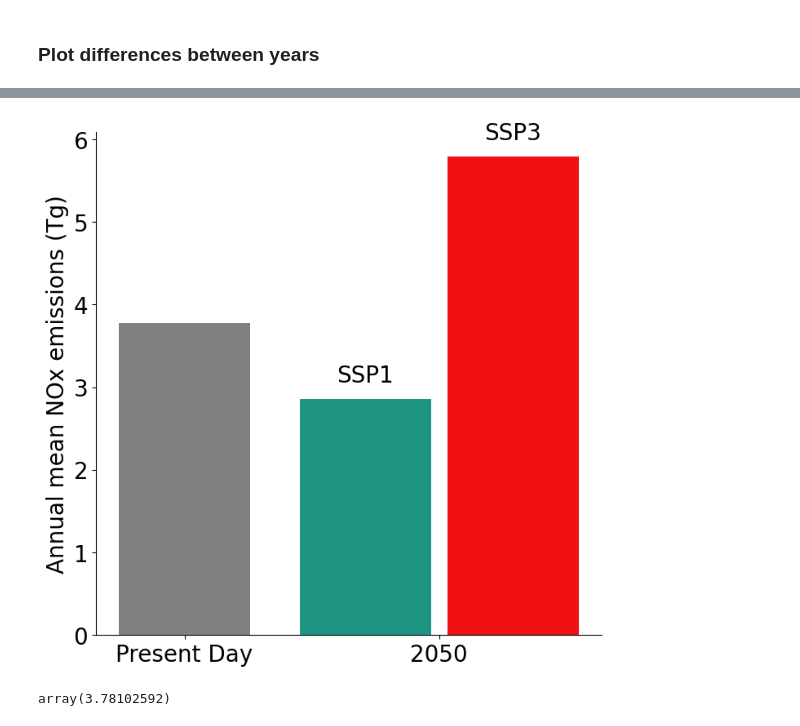
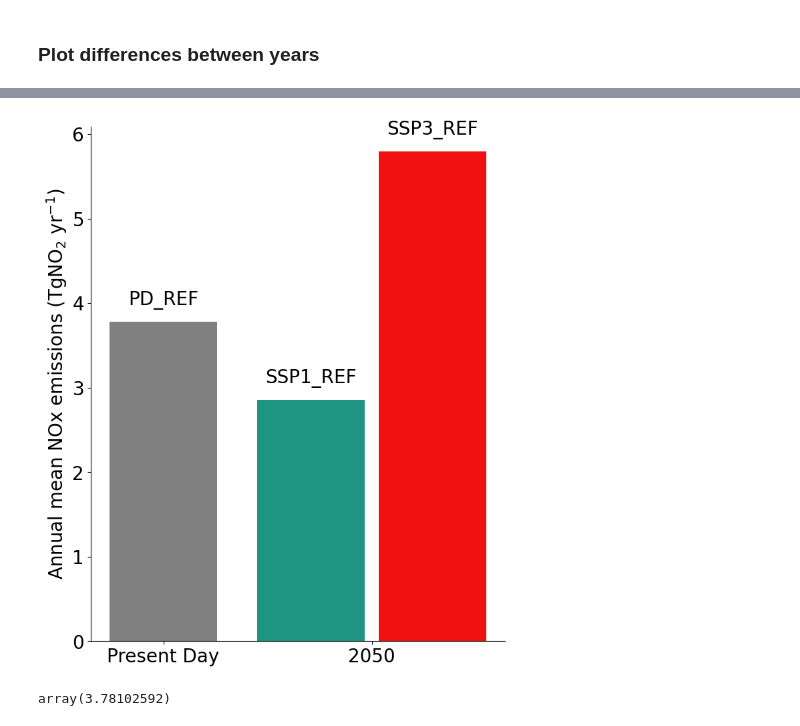
Before and after one commit to zosiast/ACACIA_future_paper3_figs, a Jupyter notebook: NOx_emissions_plots.ipynb, the cells around one changed output, grey strips where cells are left out. Drawn from its saved outputs; the diff is of its cells as text; code cells hidden in the pictures.

```diff
--- a/NOx_emissions_plots.ipynb
+++ b/NOx_emissions_plots.ipynb
@@ -179,25 +217,26 @@ plt.savefig(f'{plotdir}/ACACIA_NOxems_Fig1de_sspminuspd.pdf',format='pdf',bbox_i
 # %%
 #absolute NOx emissions
-fig, ax = plt.subplots(figsize=(8,8))
+fig, ax = plt.subplots(figsize=(8,10))
 
 values1 = ds_nox_ems_pd['nox_ems_glob_ann_mean'].values
 #ds_nox_ems_pd['nox_ems_glob_ann_mean'].plot(kind='bar',ax=ax)
 ax.bar(x=1,height=ds_nox_ems_pd['nox_ems_glob_ann_mean'].values,width=0.4,label='PD',color='grey')
-ax.bar(x=1.55,height=ds_nox_ems['nox_ems_glob_ann_mean'].values[1],width=0.4,label='SSP1',color='#1e9583')
-plt.text(1.55,ds_nox_ems['nox_ems_glob_ann_mean'].values[1]+0.2,'SSP1',ha='center')
-ax.bar(x=2,height=ds_nox_ems['nox_ems_glob_ann_mean'].values[0],width=0.4,label='SSP3', color='#f11111')
-plt.text(2,ds_nox_ems['nox_ems_glob_ann_mean'].values[0]+0.2,'SSP3',ha='center')
+plt.text(1,ds_nox_ems_pd['nox_ems_glob_ann_mean'].values+0.2,'PD_REF',ha='center')
+ax.bar(x=1.55,height=ds_nox_ems['nox_ems_glob_ann_mean'].values[1],width=0.4,label='SSP1_REF',color='#1e9583')
+plt.text(1.55,ds_nox_ems['nox_ems_glob_ann_mean'].values[1]+0.2,'SSP1_REF',ha='center')
+ax.bar(x=2,height=ds_nox_ems['nox_ems_glob_ann_mean'].values[0],width=0.4,label='SSP3_REF', color='#f11111')
+plt.text(2,ds_nox_ems['nox_ems_glob_ann_mean'].values[0]+0.2,'SSP3_REF',ha='center')
 
 ax.set_xticks([1,1.775])
 ax.set_xticklabels(['Present Day','2050'], rotation=0)
 ax.spines[['right', 'top']].set_visible(False)
 plt.xlabel(f'')
-plt.ylabel('Annual mean NOx emissions (Tg)')
+plt.ylabel('Annual mean NOx emissions (TgNO$_2$ yr$^{{-1}}$)')
 #plt.title('PD emissions')
 #plt.legend()
 plt.savefig(f'{plotdir}/ACACIA_NOxems_Fig1c_bar.pdf',format='pdf',bbox_inches='tight')
 # %% [output]
-[figure, old version]
+[figure, new version]
 # %%
 #print values for PD total
 ds_nox_ems_pd['nox_ems_glob_ann_mean'].data
```
Also changed, not shown: parts of 6 cells of this notebook, 8 other files.
